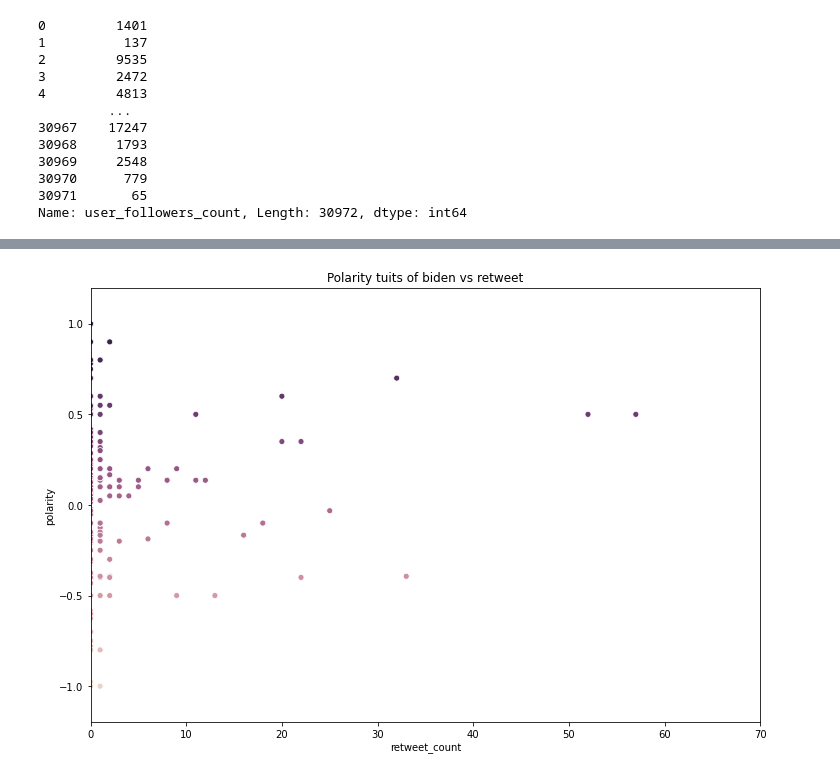
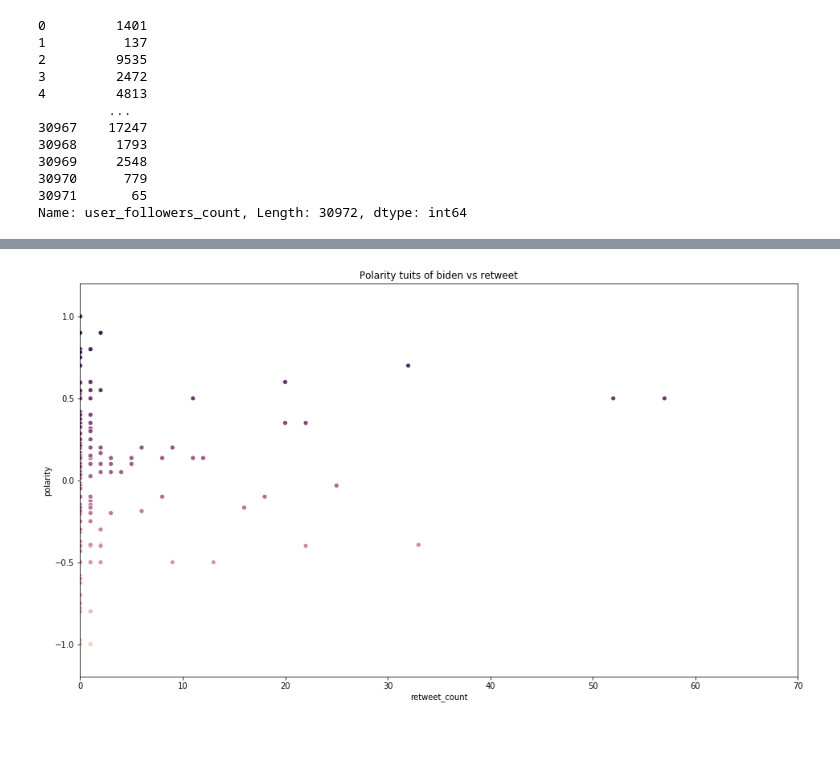
Before and after one commit to AnthonyPernia/TuitsAnalyzerElectionsUnitedStates2020, a Jupyter notebook: analysis_of_tweets.ipynb, the cells around one changed output, grey strips where cells are left out. Saved outputs shown, nothing was run; the diff lists cells and outputs as text; code cells hidden in the pictures; blank space fills up the shorter version.

```diff
--- a/analysis_of_tweets.ipynb
+++ b/analysis_of_tweets.ipynb
@@ -258,10 +258,10 @@ plt.savefig('a_polarity.png')
 # %%
 fig, ax = plt.subplots()
-fig.set_size_inches(12, 8)
+fig.set_size_inches(16, 9)
 plt.title(f'Polarity tuits of {topico_b} vs retweet')
 plt.xlim(0,70)
 plt.ylim(-1.2,1.2)
 sns.scatterplot(data=df_bf, x='retweet_count', y="polarity", hue="polarity", legend=False, ax=ax)
-plt.savefig('b_polarity.png')
+plt.savefig('images/b_polarity.png')
 # %% [output]
-[figure, old version]
+[figure, new version]
```
Also changed, not shown: parts of 16 cells of this notebook, 7 other files.
